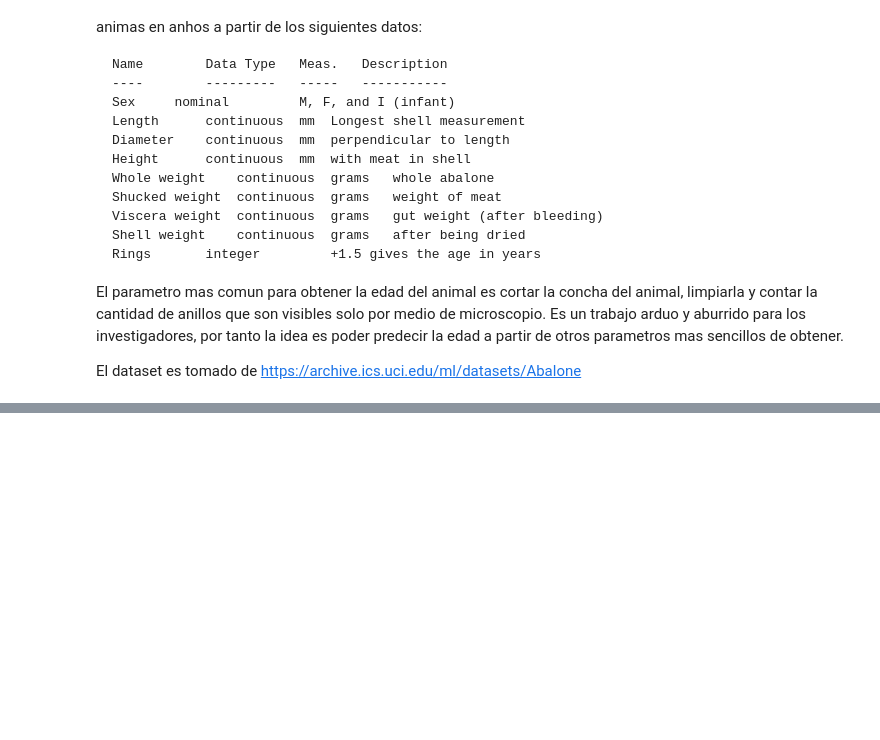
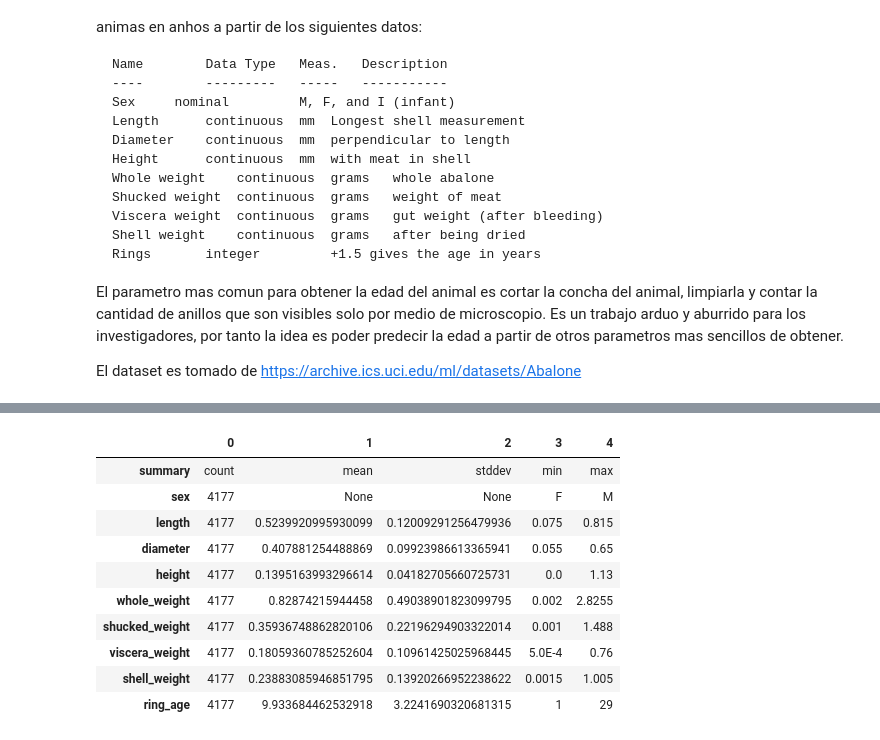
Before and after one commit to scmaverick/DataScienceTEC, a Jupyter notebook: BigData/Proyecto/ProyectoFinal-SergioCastillo.ipynb, the cells around one changed output, grey strips where cells are left out. Cells and saved outputs as stored; diff of their text form; code cells hidden in the pictures; blank space fills up the shorter version.

```diff
--- a/BigData/Proyecto/ProyectoFinal-SergioCastillo.ipynb
+++ b/BigData/Proyecto/ProyectoFinal-SergioCastillo.ipynb
@@ -58,0 +84,15 @@ Py4JJavaError: An error occurred while calling o133.load.
+# %%
+#Algo de analisis descriptivo
+df.describe().toPandas().transpose()
+# %% [output]
+|  | 0 | 1 | 2 | 3 | 4 |
+| summary | count | mean | stddev | min | max |
+| sex | 4177 | None | None | F | M |
+| length | 4177 | 0.5239920995930099 | 0.12009291256479936 | 0.075 | 0.815 |
+| diameter | 4177 | 0.407881254488869 | 0.09923986613365941 | 0.055 | 0.65 |
+| height | 4177 | 0.1395163993296614 | 0.04182705660725731 | 0.0 | 1.13 |
+| whole_weight | 4177 | 0.82874215944458 | 0.49038901823099795 | 0.002 | 2.8255 |
+| shucked_weight | 4177 | 0.35936748862820106 | 0.22196294903322014 | 0.001 | 1.488 |
+| viscera_weight | 4177 | 0.18059360785252604 | 0.10961425025968445 | 5.0E-4 | 0.76 |
+| shell_weight | 4177 | 0.23883085946851795 | 0.13920266952238622 | 0.0015 | 1.005 |
+| ring_age | 4177 | 9.933684462532918 | 3.2241690320681315 | 1 | 29 |
```
Also changed, not shown: parts of 34 cells of this notebook.
